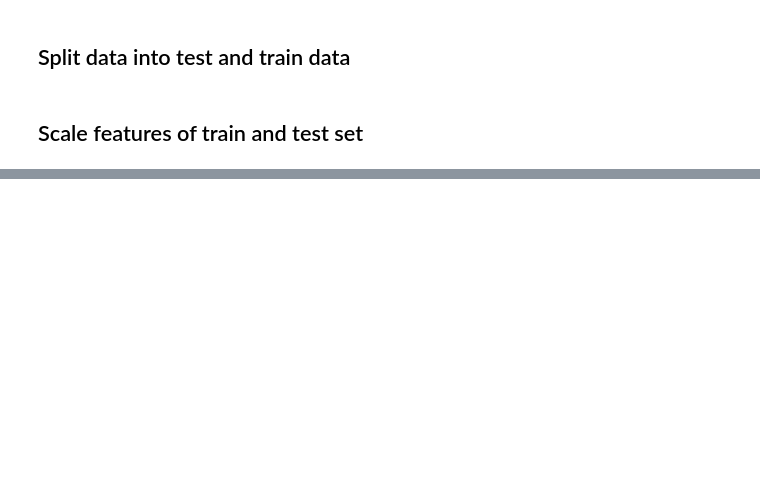
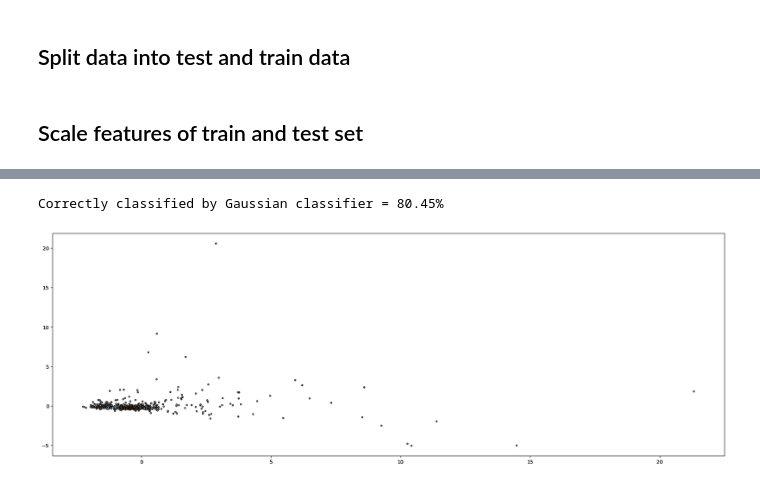
Before and after one commit to peterij/TM10007_Diagnosing_heart_disease, a Jupyter notebook: assignment.ipynb, the cells around one changed output, grey strips where cells are left out. Saved outputs shown, nothing was run; the diff lists cells and outputs as text; code cells hidden in the pictures; blank space fills up the shorter version.

```diff
--- a/assignment.ipynb
+++ b/assignment.ipynb
@@ -209,21 +228,24 @@ print(f'Correctly classified by QDA classifier = {rounded_percentage}%')
 # %%
 # Gaussian
 from sklearn.naive_bayes import GaussianNB
 gauss = GaussianNB()
 fig = plt.figure(figsize=(24,8))
 ax = fig.add_subplot()
 ax.scatter(X_pca[:, 0], X_pca[:, 1], marker='o', c=y,
         s=25, edgecolor='k', cmap=plt.cm.Paired)
 gauss.fit(X_pca,y)
 ax = fig.add_subplot()
 ax.scatter(X_pca[:,0],X_pca[:,1],marker='o',c=y,s=8,edgecolor='k',cmap=plt.cm.Paired)
-y_pred = pd.DataFrame(gauss.predict(X_pca))
-correct = pd.DataFrame(y)
+y_pred = pd.DataFrame(gauss.predict(X_val_pca))
+correct = pd.DataFrame(y_val)
 percentage = pd.DataFrame((correct != y_pred).sum() / len(y_pred))
 percentage_value = percentage.iloc[:,:].values
 float_percentage = 100-(float(percentage_value)*100)
 rounded_percentage = "{:.2f}".format(float_percentage)
 print(f'Correctly classified by Gaussian classifier = {rounded_percentage}%')
+# %% [output]
+Correctly classified by Gaussian classifier = 80.45%
+[figure, added]
 # %%
 # SVM RBF
 from sklearn.svm import SVC
```
Also changed, not shown: parts of 7 cells of this notebook.
